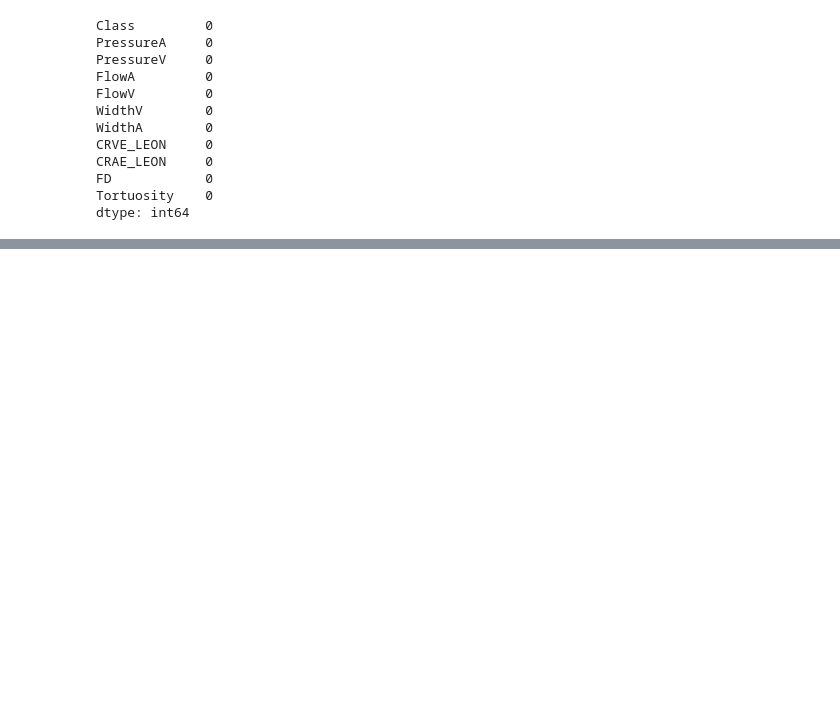
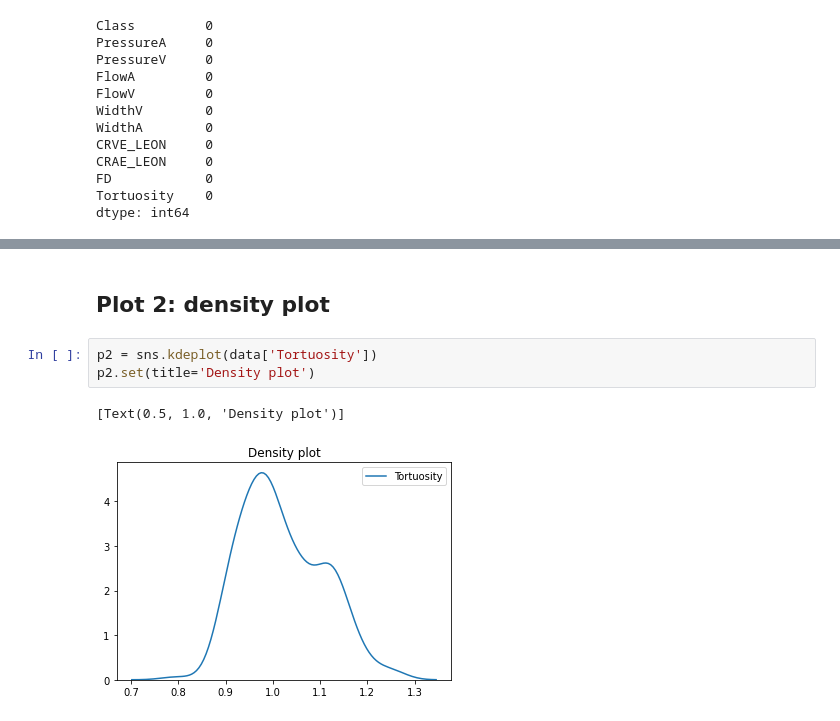
Before and after one commit to animaviridis/dmv-practicals, a Jupyter notebook: colab/p12/Practical1_exercise.ipynb, the cells around one changed output, grey strips where cells are left out. Saved outputs shown, nothing was run; the diff lists cells and outputs as text; blank space fills up the shorter version.

```diff
--- a/colab/p12/Practical1_exercise.ipynb
+++ b/colab/p12/Practical1_exercise.ipynb
@@ -69,0 +85,8 @@ dtype: int64
+# %% [markdown]
+## Plot 2: density plot
+# %%
+p2 = sns.kdeplot(data['Tortuosity'])
+p2.set(title='Density plot')
+# %% [output]
+[Text(0.5, 1.0, 'Density plot')]
+[figure, added]
```
Also changed, not shown: parts of 5 cells of this notebook.
